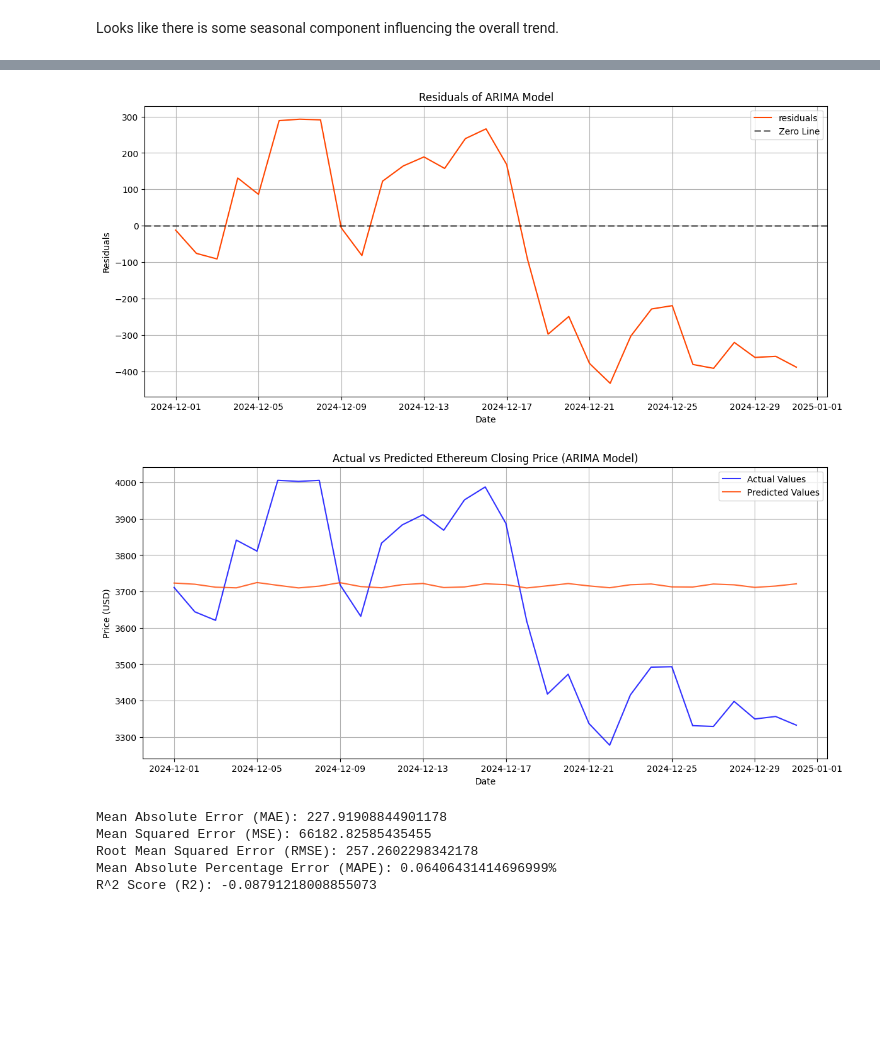
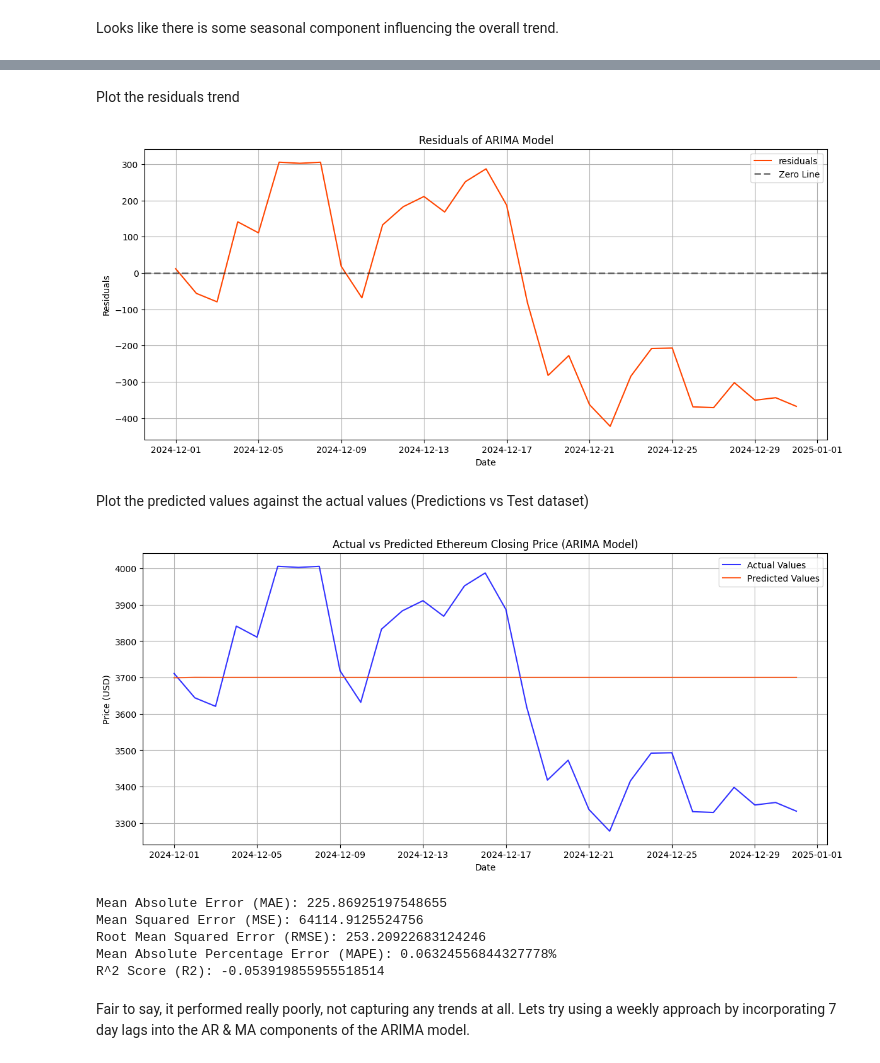
Before and after one commit to STBreeze/Ethereum-Time-Series-Analysis-ARIMA-ARCH-Forecasting, a Jupyter notebook: Ethereum Stock Price Prediction using ARIMA.ipynb, the cells around one changed output, grey strips where cells are left out. Drawn from its saved outputs; the diff is of its cells as text; code cells hidden in the pictures; blank space fills up the shorter version.

```diff
--- a/Ethereum Stock Price Prediction using ARIMA.ipynb
+++ b/Ethereum Stock Price Prediction using ARIMA.ipynb
@@ -289,5 +301,5 @@ test_data = data[data.index >= '2024-12-01']['Close']
 # %%
-arima = ARIMA(train_data, order=(3,1,3))
+arima = ARIMA(train_data, order=(1,1,1))
 model_fit = arima.fit()
 model_fit.summary()
 # %% [output]
@@ -314,13 +322,16 @@ SARIMAX Results
 Warnings:
 [1] Covariance matrix calculated using the outer product of gradients (complex-step).
 # %%
-arima_predictions = model_fit.forecast(len(test_data))
-arima_residuals = test_data - arima_predictions
+best_arima_predictions = model_fit.forecast(len(test_data))
+roll_daily_residuals = test_data - best_arima_predictions
+# %% [markdown]
+Plot the residuals trend
 # %%
 plt.figure(figsize=(14, 6))
-sns.lineplot(x=test_data.index, y=arima_residuals, color='orangered', label='residuals')
-#plt.plot(test_data.index, arima_residuals, color='blue', label='Residuals', alpha=0.8)
+
+sns.lineplot(x=test_data.index, y=roll_daily_residuals, color='orangered', label='residuals')
 plt.axhline(y=0, color='black', label='Zero Line', linewidth ='2', linestyle='--', alpha=0.5)
+
 plt.title('Residuals of ARIMA Model')
 plt.xlabel('Date')
 plt.ylabel('Residuals')
@@ -328,26 +339,28 @@ plt.legend()
 plt.grid(True)
 plt.show()
 # %% [output]
-[figure, old version]
+[figure, new version]
+# %% [markdown]
+Plot the predicted values against the actual values (Predictions vs Test dataset)
 # %%
 # Plot actual vs predicted values
 plt.figure(figsize=(14, 6))
 plt.plot(test_data.index, test_data, color='blue', label='Actual Values', alpha=0.8)
-plt.plot(test_data.index, arima_predictions, color='orangered', label='Predicted Values', alpha=0.8)
+plt.plot(test_data.index, best_arima_predictions, color='orangered', label='Predicted Values', alpha=0.8)
 plt.title('Actual vs Predicted Ethereum Closing Price (ARIMA Model)')
 plt.xlabel('Date')
 plt.ylabel('Price (USD)')
 plt.legend()
 plt.grid(True)
 plt.show()
 # %% [output]
-[figure, old version]
+[figure, new version]
 # %%
-mae = mean_absolute_error(test_data, arima_predictions)
-mse = mean_squared_error(test_data, arima_predictions)
-rmse = root_mean_squared_error(test_data, arima_predictions)
-mape = mean_absolute_percentage_error(test_data, arima_predictions)
-r2 = r2_score(test_data,arima_predictions)
+mae = mean_absolute_error(test_data, best_arima_predictions)
+mse = mean_squared_error(test_data, best_arima_predictions)
+rmse = root_mean_squared_error(test_data, best_arima_predictions)
+mape = mean_absolute_percentage_error(test_data, best_arima_predictions)
+r2 = r2_score(test_data,best_arima_predictions)
 
 print(f'Mean Absolute Error (MAE): {mae}')
 print(f'Mean Squared Error (MSE): {mse}')
@@ -355,8 +368,10 @@ print(f'Root Mean Squared Error (RMSE): {rmse}')
 print(f'Mean Absolute Percentage Error (MAPE): {mape}%')
 print(f'R^2 Score (R2): {r2}')
 # %% [output]
-Mean Absolute Error (MAE): 227.91908844901178
-Mean Squared Error (MSE): 66182.82585435455
-Root Mean Squared Error (RMSE): 257.2602298342178
-Mean Absolute Percentage Error (MAPE): 0.06406431414696999%
-R^2 Score (R2): -0.08791218008855073
+Mean Absolute Error (MAE): 225.86925197548655
+Mean Squared Error (MSE): 64114.9125524756
+Root Mean Squared Error (RMSE): 253.20922683124246
+Mean Absolute Percentage Error (MAPE): 0.06324556844327778%
+R^2 Score (R2): -0.053919855955518514
+# %% [markdown]
+Fair to say, it performed really poorly, not capturing any trends at all. Lets try using a weekly approach by incorporating 7 day lags into the AR & MA components of the ARIMA model.
```
Also changed, not shown: parts of 20 cells of this notebook.
